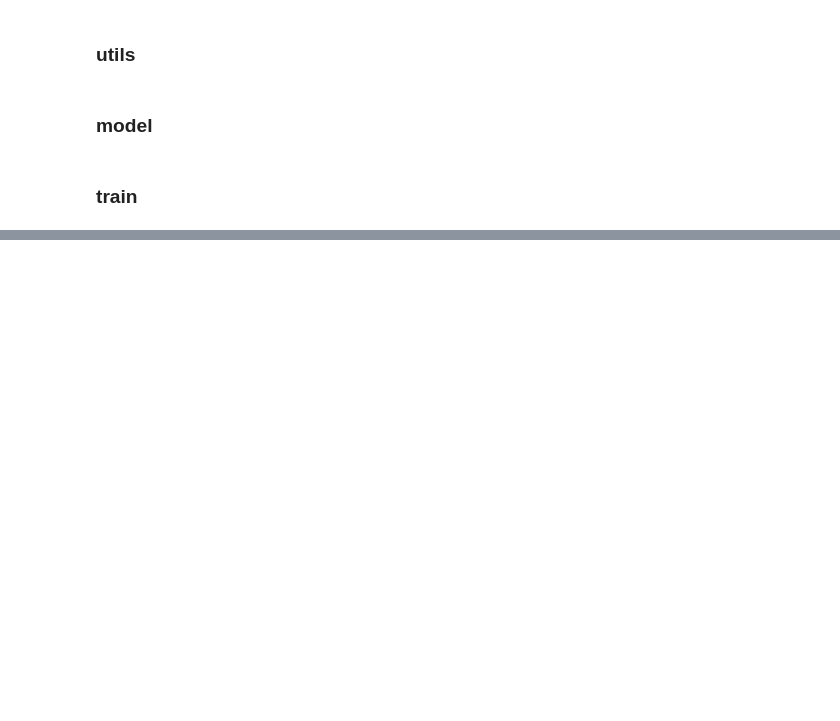
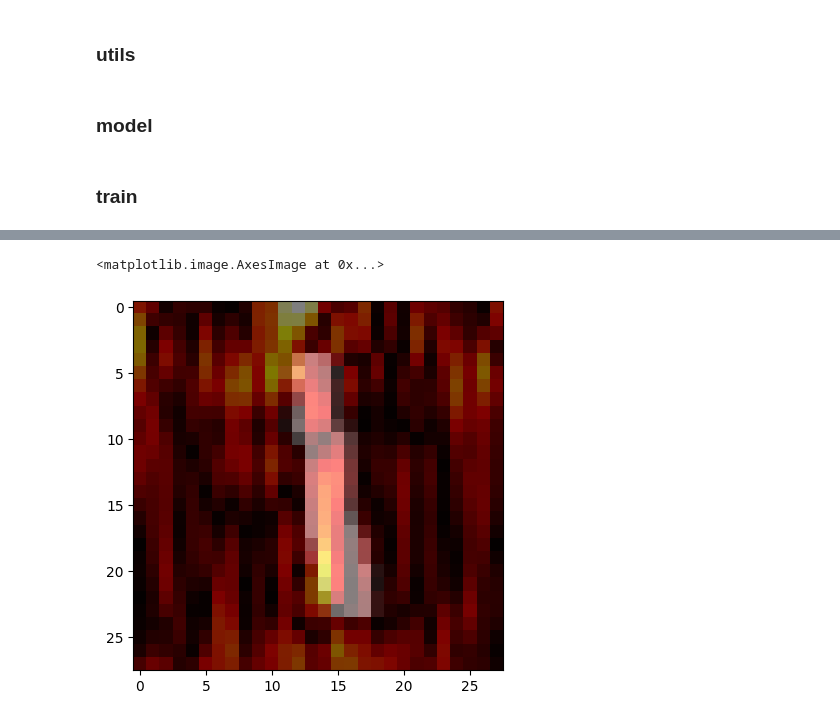
Before and after one commit to peluche/RNN-LSTM-GRU, a Jupyter notebook: rnn-lstm-gru.ipynb, the cells around one changed output, grey strips where cells are left out. Drawn from its saved outputs; the diff is of its cells as text; code cells hidden in the pictures; blank space fills up the shorter version.

```diff
--- a/rnn-lstm-gru.ipynb
+++ b/rnn-lstm-gru.ipynb
@@ -888,7 +823,7 @@ def accuracy(model, dataloader=testloader):
     model.train()
     return correct / total
 # %%
-def train_mnist(model, dataloader, epochs=10, opt=None, lr=1e-3, filename='', wnb=True):
+def train_mnist(model, dataloader, epochs=10, opt=None, lr=1e-3, filename='', wnb=True, reshape=t.squeeze):
     model.train()
     model = model.to(device)
     if opt is None: opt = t.optim.AdamW(model.parameters(), lr=lr)
@@ -896,15 +831,17 @@ def train_mnist(model, dataloader, epochs=10, opt=None, lr=1e-3, filename='', wn
     for epoch in tqdm(range(epochs)):
         for xs, ys in dataloader:
             with t.autocast(device_type=device, dtype=t.bfloat16):
-                out = model(xs.squeeze().to(device))
+                if reshape is not None:
+                    xs = reshape(xs)
+                out = model(xs.to(device))
                 loss = F.cross_entropy(out, ys.to(device))
             opt.zero_grad()
             loss.backward()
             opt.step()
         if wnb:
-            wandb.log({'loss': loss.item(), 'accuracy': accuracy(model)})
+            wandb.log({'loss': loss.item(), 'accuracy': accuracy(model, reshape=reshape)})
         if epoch % 50 == 0:
-            print(f'loss={loss.item():.4f} accuracy={accuracy(model)}')
+            print(f'loss={loss.item():.4f} accuracy={accuracy(model, reshape=reshape)}')
         if epoch % 100 == 0:
             t.save(model.state_dict(), f'weights/{filename}_{datetime.now().strftime("%Y-%m-%d_%Hh%M")}.pt')
     if wnb: wandb.finish()
@@ -915,15 +852,16 @@ class MNIST(nn.Module):
     def __init__(self, d_in, d_hidden, d_out, d_layers=2):
         super().__init__()
         self.lstm = StackedLSTM(d_in, d_hidden, d_layers)
+        self.dropout = nn.Dropout(0.5)
         self.head = nn.Linear(d_hidden, d_out)
 
     def forward(self, x):
         x, _, _ = self.lstm(x)
+        x = self.dropout(x)
         return self.head(x[:, -1])
 
 mnist = MNIST(resolution, hidden_size, 10).to(device)
 # %% [markdown]
 ### train
-# %%
-opt = t.optim.AdamW(mnist.parameters(), lr=1e-3)
-train_mnist(mnist, trainloader, filename='mnist', opt=opt, epochs=20)
+# %%
+train_mnist(mnist, trainloader, filename='mnist', epochs=40)
@@ -931,0 +969,30 @@ t.save(mnist.state_dict(), f'weights/mnist_{datetime.now().strftime("%Y-%m-%d_%H
+# %%
+from PIL import Image
+from captum.attr import Saliency
+
+model = mnist
+model.eval()
+
+x, y = trainset[6]
+input_tensor = x.to(device)
+output = model(input_tensor)
+
+saliency = Saliency(model)
+input_tensor.requires_grad = True
+output = model(input_tensor)
+target = y
+# target = output.argmax(dim=1)
+saliency_map = saliency.attribute(input_tensor, target=target, abs=True)
+
+saliency_map = saliency_map.squeeze().cpu().numpy()
+# plt.imshow(saliency_map, cmap='hot')
+# plt.colorbar()
+# plt.title("Saliency Map")
+# plt.show()
+
+
+plt.imshow(x.squeeze(), cmap='gray')
+plt.imshow(saliency_map, cmap='hot', alpha=0.5)
+# %% [output]
+<matplotlib.image.AxesImage at 0x...>
+[figure, added]
```
Also changed, not shown: parts of 14 cells of this notebook.
